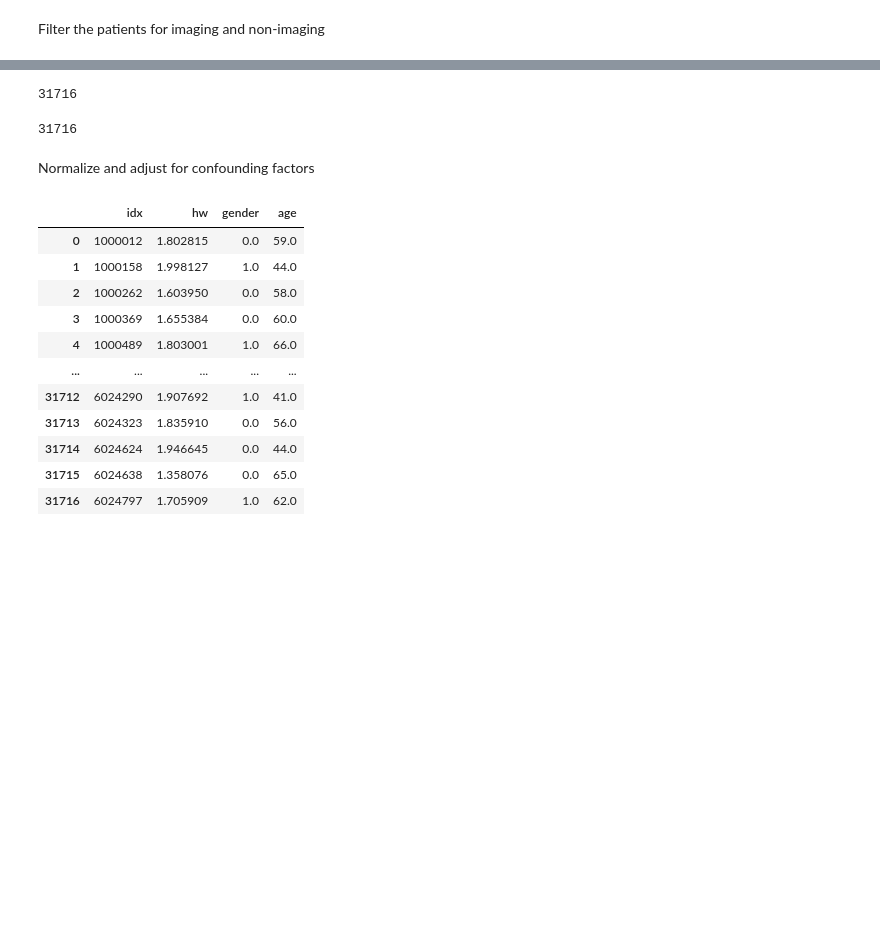
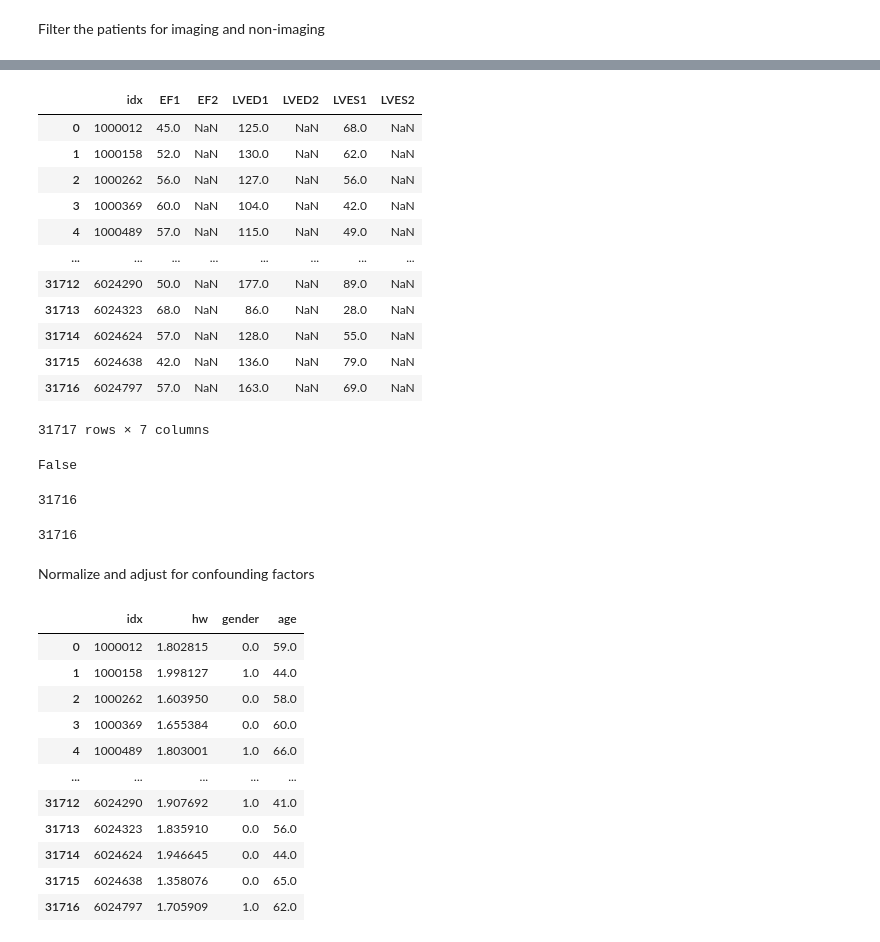
Before and after one commit to vukadinovic936/sphericity, a Jupyter notebook: PheWas/PheWas.ipynb, the cells around one changed output, grey strips where cells are left out. Drawn from its saved outputs; the diff is of its cells as text; code cells hidden in the pictures; blank space fills up the shorter version.

```diff
--- a/PheWas/PheWas.ipynb
+++ b/PheWas/PheWas.ipynb
@@ -192,0 +196,22 @@ len(non_imaging)
+# %%
+lv_associated = pd.read_csv("main_df_relevant_ids.csv")
+# %%
+lv_associated
+# %% [output]
+|  | idx | EF1 | EF2 | LVED1 | LVED2 | LVES1 | LVES2 |
+| 0 | 1000012 | 45.0 | NaN | 125.0 | NaN | 68.0 | NaN |
+| 1 | 1000158 | 52.0 | NaN | 130.0 | NaN | 62.0 | NaN |
+| 2 | 1000262 | 56.0 | NaN | 127.0 | NaN | 56.0 | NaN |
+| 3 | 1000369 | 60.0 | NaN | 104.0 | NaN | 42.0 | NaN |
+| 4 | 1000489 | 57.0 | NaN | 115.0 | NaN | 49.0 | NaN |
+| ... | ... | ... | ... | ... | ... | ... | ... |
+| 31712 | 6024290 | 50.0 | NaN | 177.0 | NaN | 89.0 | NaN |
+| 31713 | 6024323 | 68.0 | NaN | 86.0 | NaN | 28.0 | NaN |
+| 31714 | 6024624 | 57.0 | NaN | 128.0 | NaN | 55.0 | NaN |
+| 31715 | 6024638 | 42.0 | NaN | 136.0 | NaN | 79.0 | NaN |
+| 31716 | 6024797 | 57.0 | NaN | 163.0 | NaN | 69.0 | NaN |
+31717 rows × 7 columns
+# %%
+lv_associated['EF2'][0] < 30
+# %% [output]
+False
```
Also changed, not shown: parts of 16 cells of this notebook, 10 other files.
